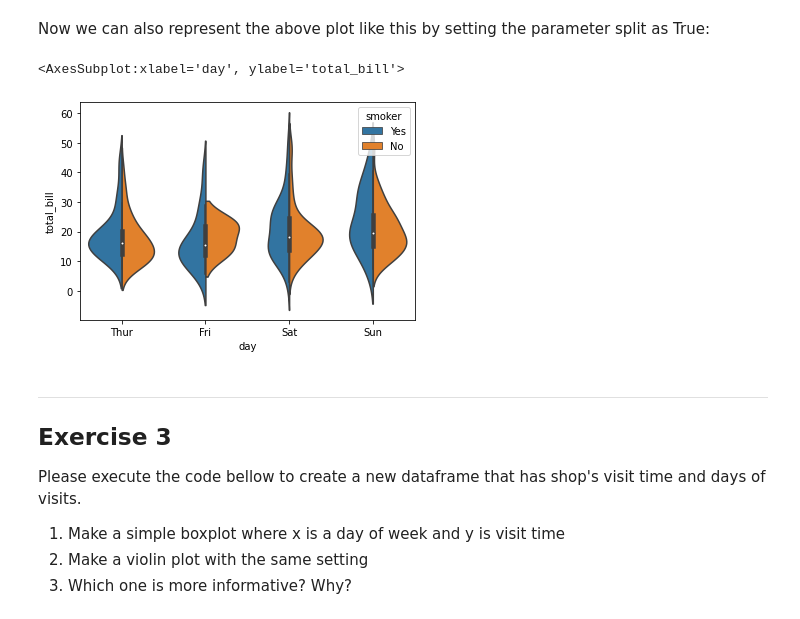
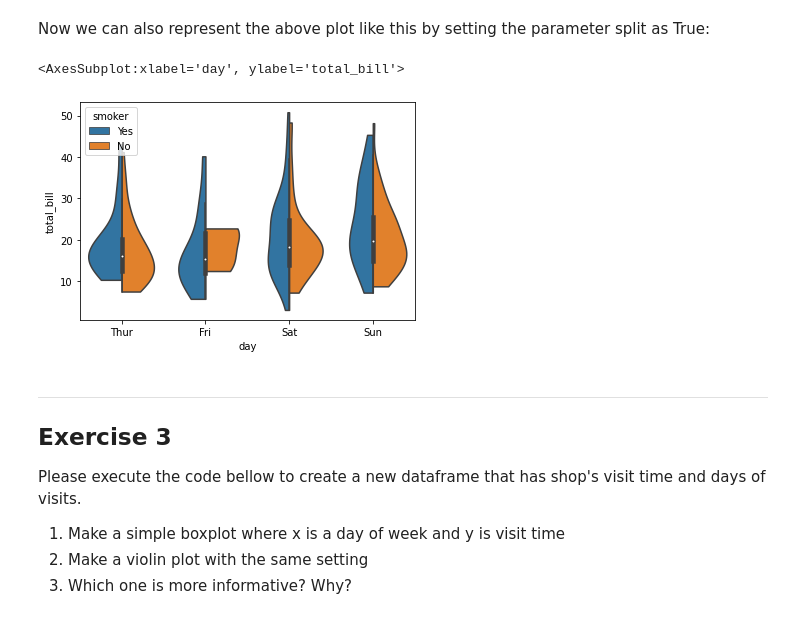
Before and after one commit to bionetslab/python-intro, a Jupyter notebook: 4_visualization_with_seaborn.ipynb, the cells around one changed output. Saved outputs shown, nothing was run; the diff lists cells and outputs as text; code cells hidden in the pictures.

```diff
--- a/4_visualization_with_seaborn.ipynb
+++ b/4_visualization_with_seaborn.ipynb
@@ -350,10 +349,10 @@ sns.violinplot(x="day", y="total_bill", hue="smoker",
 Now we can also represent the above plot like this by setting the parameter split as True:
 # %%
 sns.violinplot(x="day", y="total_bill", hue="smoker",
-                    data=tips, split=True)
+                    data=tips, split=True,cut=0)
 # %% [output]
 <AxesSubplot:xlabel='day', ylabel='total_bill'>
-[figure, old version]
+[figure, new version]
 # %% [markdown]
 ---
 ## <a name="ex3"></a>Exercise 3
```
Also changed, not shown: parts of 15 cells of this notebook, 9 other files.
